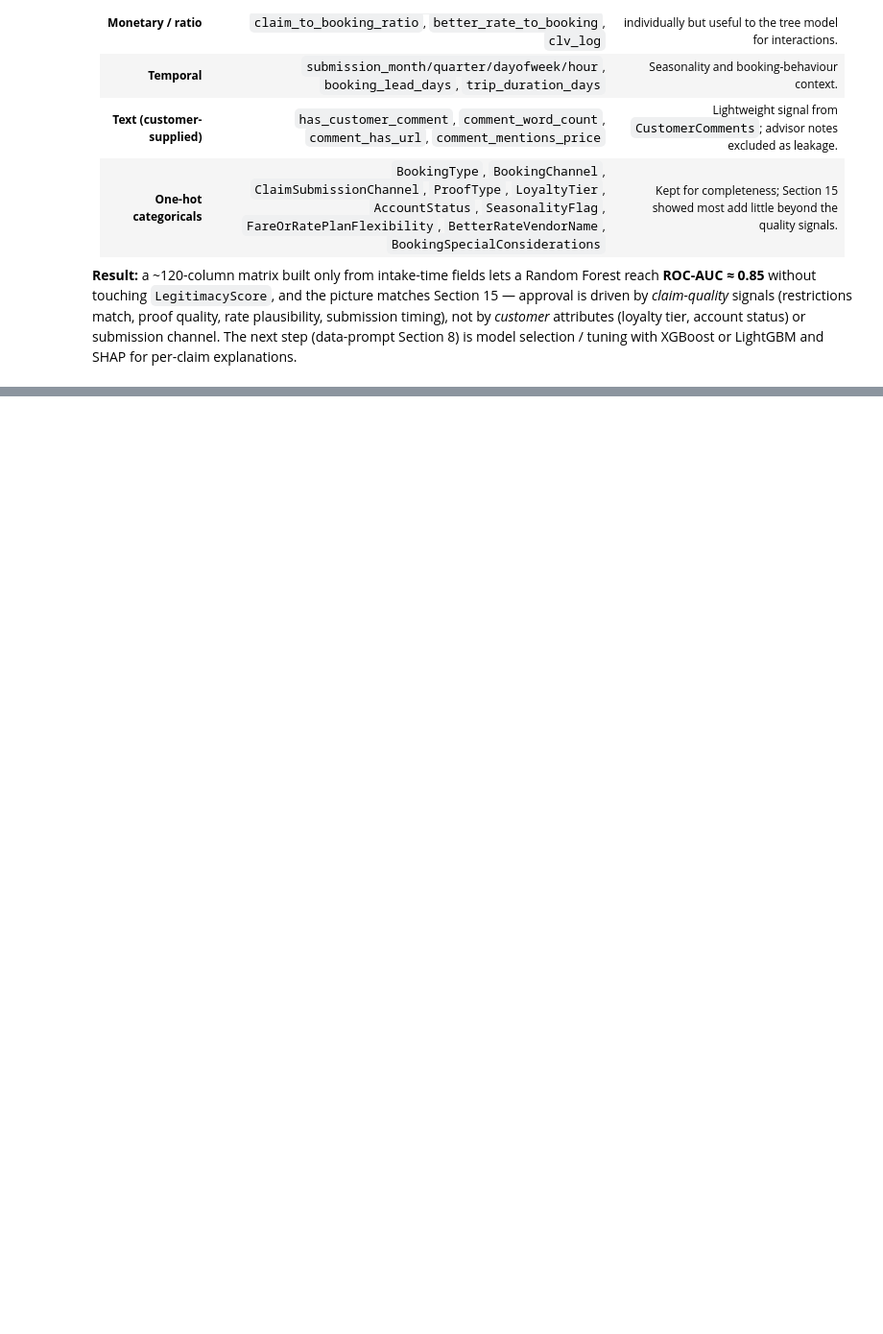
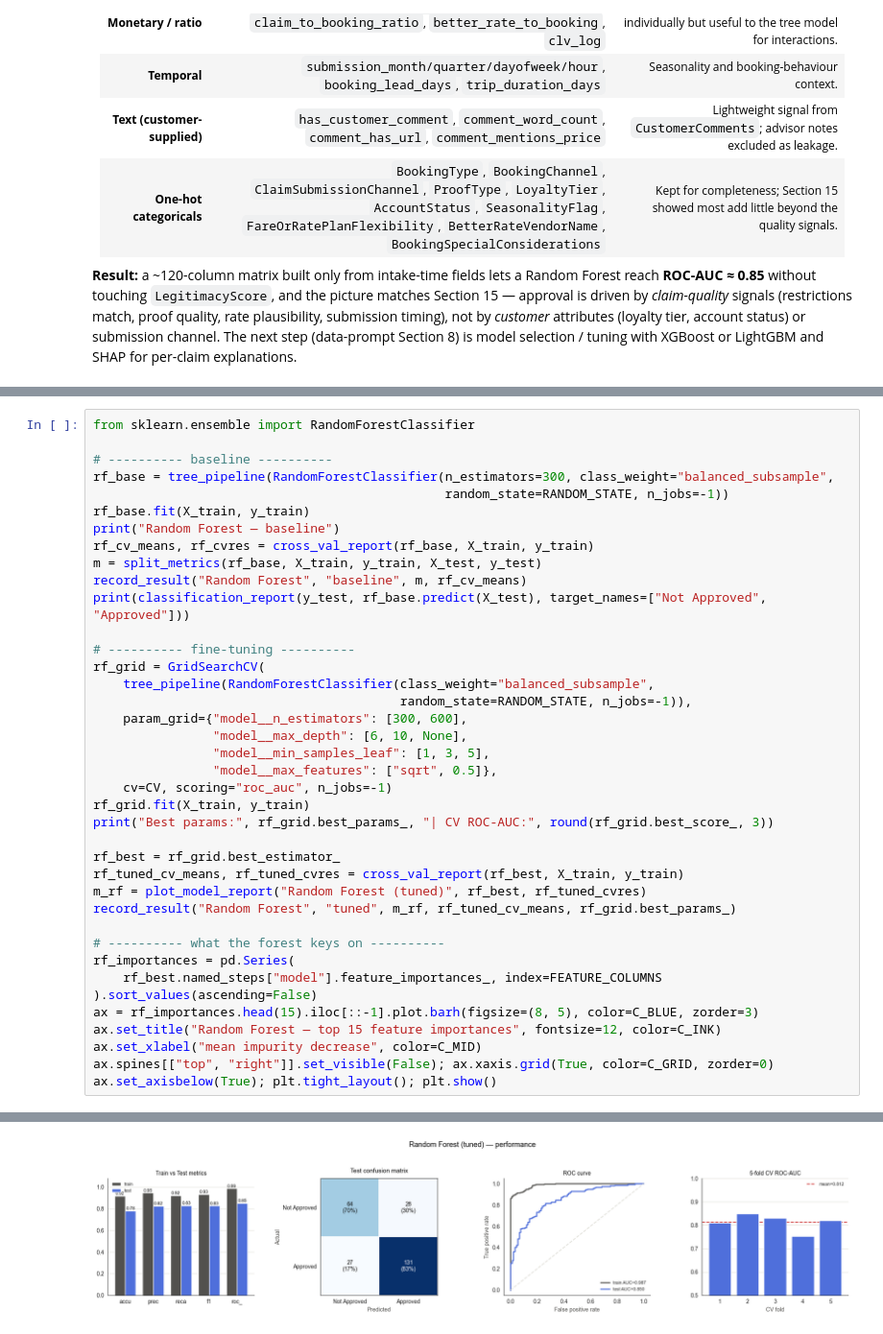
Before and after one commit to dpathak1969/PriceMatchGuarantee, a Jupyter notebook: PMG.ipynb, the cells around one changed output, grey strips where cells are left out. Shown at 96% size. Drawn from its saved outputs; the diff is of its cells as text; blank space fills up the shorter version.

```diff
--- a/PMG.ipynb
+++ b/PMG.ipynb
@@ -1557,0 +2188,40 @@ and SHAP for per-claim explanations.
+# %%
+from sklearn.ensemble import RandomForestClassifier
+
+# ---------- baseline ----------
+rf_base = tree_pipeline(RandomForestClassifier(n_estimators=300, class_weight="balanced_subsample",
+                                               random_state=RANDOM_STATE, n_jobs=-1))
+rf_base.fit(X_train, y_train)
+print("Random Forest — baseline")
+rf_cv_means, rf_cvres = cross_val_report(rf_base, X_train, y_train)
+m = split_metrics(rf_base, X_train, y_train, X_test, y_test)
+record_result("Random Forest", "baseline", m, rf_cv_means)
+print(classification_report(y_test, rf_base.predict(X_test), target_names=["Not Approved", "Approved"]))
+
+# ---------- fine-tuning ----------
+rf_grid = GridSearchCV(
+    tree_pipeline(RandomForestClassifier(class_weight="balanced_subsample",
+                                         random_state=RANDOM_STATE, n_jobs=-1)),
+    param_grid={"model__n_estimators": [300, 600],
+                "model__max_depth": [6, 10, None],
+                "model__min_samples_leaf": [1, 3, 5],
+                "model__max_features": ["sqrt", 0.5]},
+    cv=CV, scoring="roc_auc", n_jobs=-1)
+rf_grid.fit(X_train, y_train)
+print("Best params:", rf_grid.best_params_, "| CV ROC-AUC:", round(rf_grid.best_score_, 3))
+
+rf_best = rf_grid.best_estimator_
+rf_tuned_cv_means, rf_tuned_cvres = cross_val_report(rf_best, X_train, y_train)
+m_rf = plot_model_report("Random Forest (tuned)", rf_best, rf_tuned_cvres)
+record_result("Random Forest", "tuned", m_rf, rf_tuned_cv_means, rf_grid.best_params_)
+
+# ---------- what the forest keys on ----------
+rf_importances = pd.Series(
+    rf_best.named_steps["model"].feature_importances_, index=FEATURE_COLUMNS
+).sort_values(ascending=False)
+ax = rf_importances.head(15).iloc[::-1].plot.barh(figsize=(8, 5), color=C_BLUE, zorder=3)
+ax.set_title("Random Forest — top 15 feature importances", fontsize=12, color=C_INK)
+ax.set_xlabel("mean impurity decrease", color=C_MID)
+ax.spines[["top", "right"]].set_visible(False); ax.xaxis.grid(True, color=C_GRID, zorder=0)
+ax.set_axisbelow(True); plt.tight_layout(); plt.show()
+# %% [output]
@@ -1557,0 +2245 @@ and SHAP for per-claim explanations.
+[figure, added]
```
Also changed, not shown: parts of 51 cells of this notebook, 1 other file.
